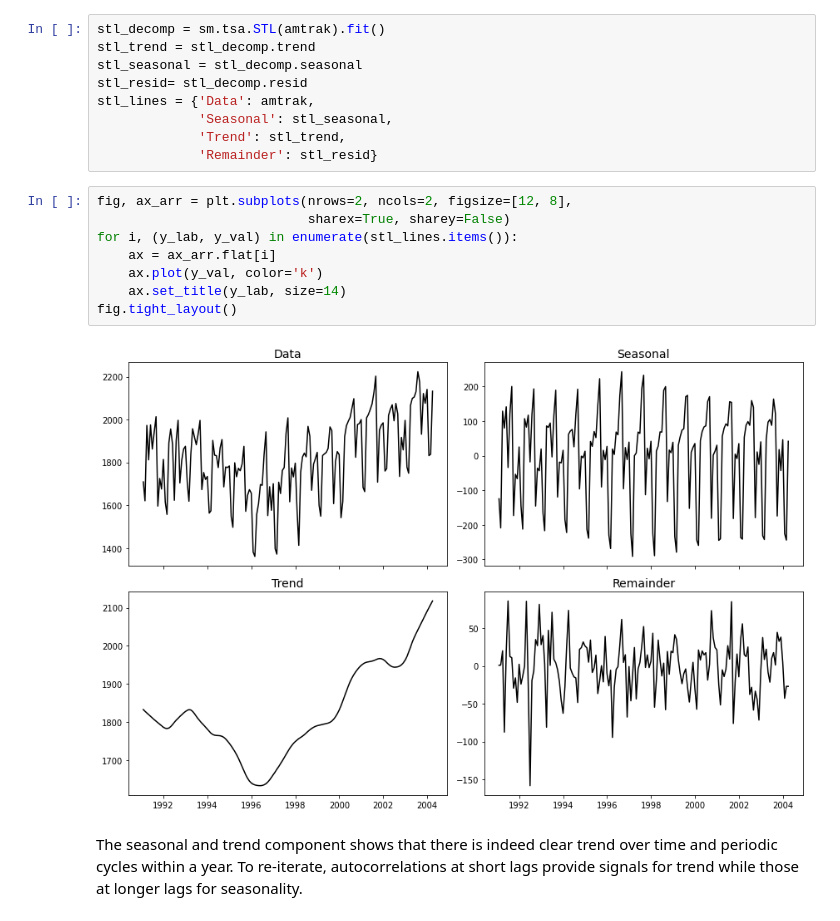
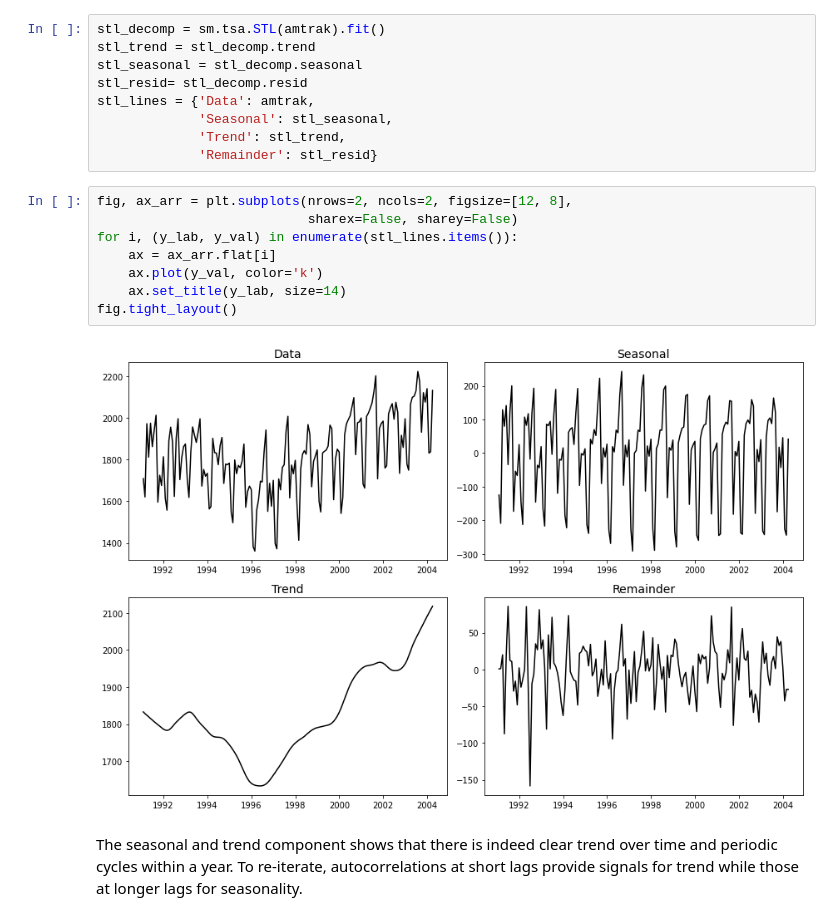
Before and after one commit to zhiyzuo/IS6400-Regression, a Jupyter notebook: Week-8-Time-Series-II-AutoRegression/IS6400-2122B-CityU-IS-Week-8-Time_Series_AutoRegression.ipynb, the cells around one changed output. Saved outputs shown, nothing was run; the diff lists cells and outputs as text.

```diff
--- a/Week-8-Time-Series-II-AutoRegression/IS6400-2122B-CityU-IS-Week-8-Time_Series_AutoRegression.ipynb
+++ b/Week-8-Time-Series-II-AutoRegression/IS6400-2122B-CityU-IS-Week-8-Time_Series_AutoRegression.ipynb
@@ -91,14 +91,14 @@ stl_lines = {'Data': amtrak,
              'Remainder': stl_resid}
 # %%
 fig, ax_arr = plt.subplots(nrows=2, ncols=2, figsize=[12, 8],
-                           sharex=True, sharey=False)
+                           sharex=False, sharey=False)
 for i, (y_lab, y_val) in enumerate(stl_lines.items()):
     ax = ax_arr.flat[i]
     ax.plot(y_val, color='k')
     ax.set_title(y_lab, size=14)
 fig.tight_layout()
 # %% [output]
-[figure, old version]
+[figure, new version]
 # %% [markdown]
 The seasonal and trend component shows that there is indeed clear trend over time and periodic cycles within a year.
 To re-iterate, autocorrelations at short lags provide signals for trend while those at longer lags for seasonality.
```
Also changed, not shown: parts of 13 cells of this notebook, 2 other files.
